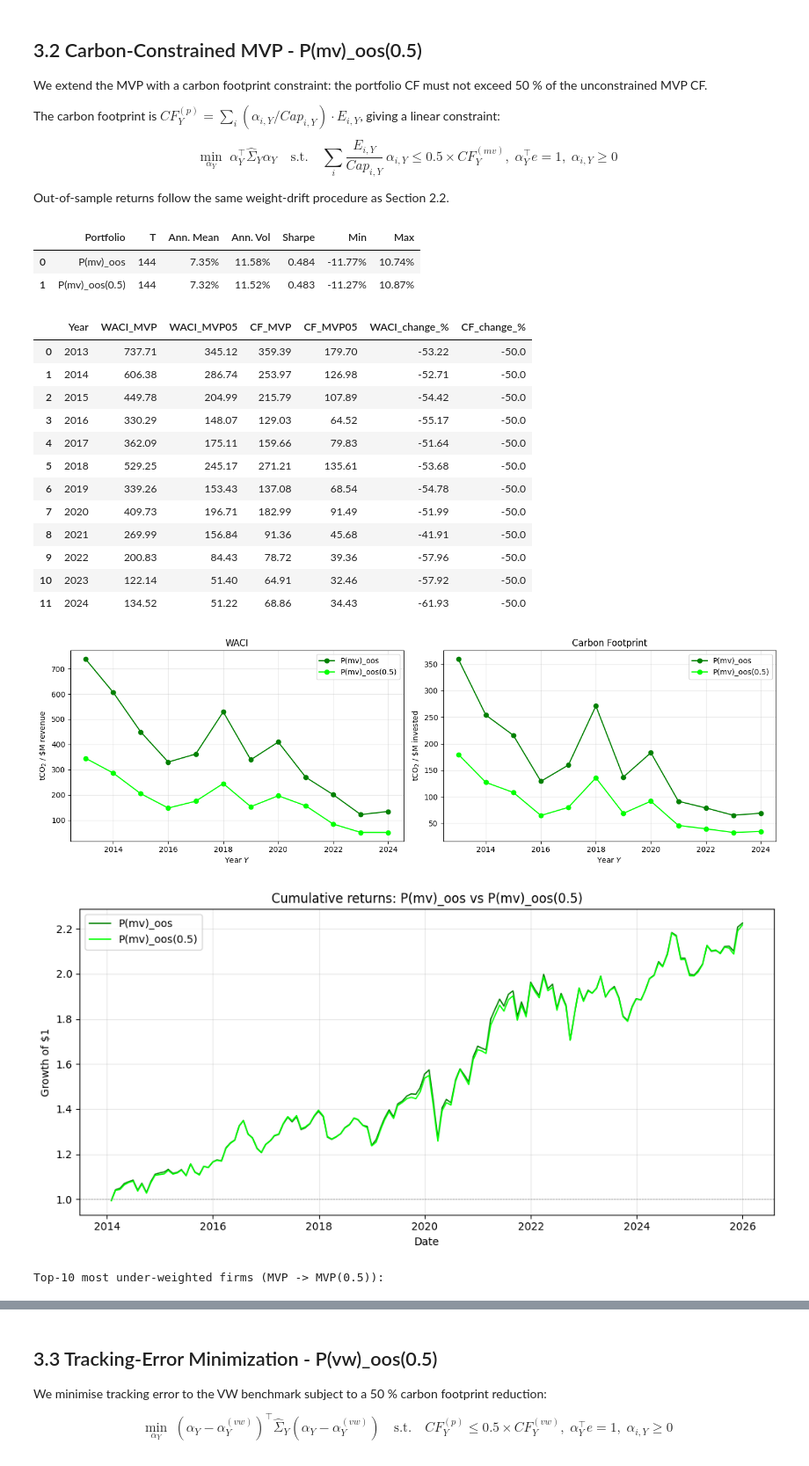
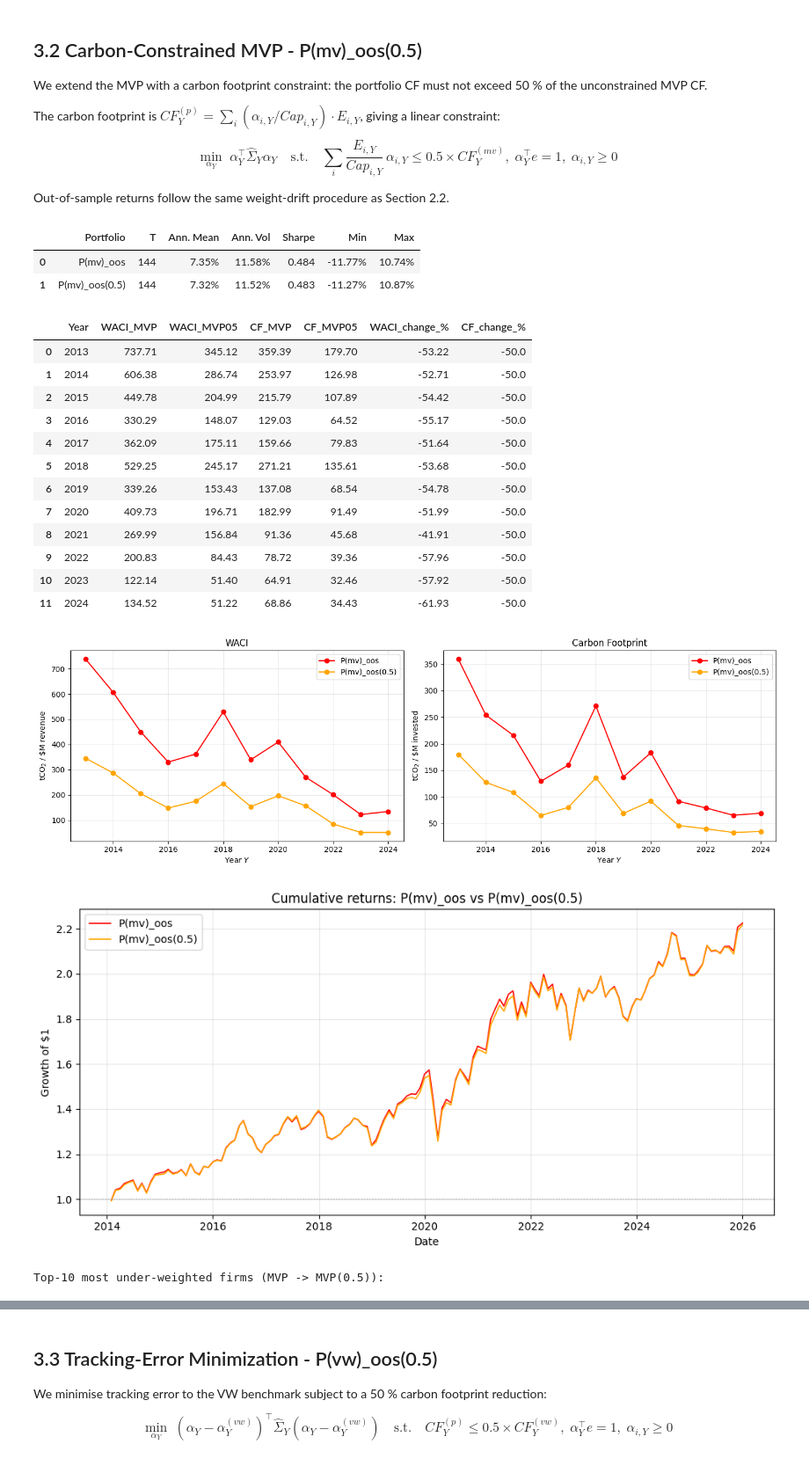
Before and after one commit to Saarujan06/Sustainability-Aware-Asset-Management-Project, a Jupyter notebook: final_notebook.ipynb, the cells around one changed output, grey strips where cells are left out. Shown at 88% size. Cells and saved outputs as stored; diff of their text form; code cells hidden in the pictures.

```diff
--- a/final_notebook.ipynb
+++ b/final_notebook.ipynb
@@ -1382,20 +1382,20 @@ carbon_compare.to_csv(OUT_DIR / "mvp_vs_mvp05_carbon.csv", index=False)
 
 # Plots
 fig, (ax1, ax2) = plt.subplots(1, 2, figsize=(14, 4.5))
-ax1.plot(carbon_compare["Year"], carbon_compare["WACI_MVP"],   "-o", label="P(mv)_oos",      color="green")
-ax1.plot(carbon_compare["Year"], carbon_compare["WACI_MVP05"], "-o", label="P(mv)_oos(0.5)", color="lime")
+ax1.plot(carbon_compare["Year"], carbon_compare["WACI_MVP"],   "-o", label="P(mv)_oos",      color="red")
+ax1.plot(carbon_compare["Year"], carbon_compare["WACI_MVP05"], "-o", label="P(mv)_oos(0.5)", color="orange")
 ax1.set_title("WACI"); ax1.set_ylabel(r"tCO$_2$ / \$M revenue"); ax1.set_xlabel("Year $Y$"); ax1.legend(); ax1.grid(alpha=0.3)
 
-ax2.plot(carbon_compare["Year"], carbon_compare["CF_MVP"],   "-o", label="P(mv)_oos",      color="green")
-ax2.plot(carbon_compare["Year"], carbon_compare["CF_MVP05"], "-o", label="P(mv)_oos(0.5)", color="lime")
+ax2.plot(carbon_compare["Year"], carbon_compare["CF_MVP"],   "-o", label="P(mv)_oos",      color="red")
+ax2.plot(carbon_compare["Year"], carbon_compare["CF_MVP05"], "-o", label="P(mv)_oos(0.5)", color="orange")
 ax2.set_title("Carbon Footprint"); ax2.set_ylabel(r"tCO$_2$ / \$M invested"); ax2.set_xlabel("Year $Y$"); ax2.legend(); ax2.grid(alpha=0.3)
 plt.tight_layout(); fig.savefig(OUT_DIR / "mvp_vs_mvp05_carbon_plot.png", dpi=300, bbox_inches="tight"); plt.show()
 
 mvp_cum   = (1.0 + mvp_idx.loc[common_dates]).cumprod()
 mvp05_cum = (1.0 + mvp05_idx.loc[common_dates]).cumprod()
 fig, ax = plt.subplots(figsize=(10, 5))
-ax.plot(mvp_cum.index,   mvp_cum,   linewidth=1.2, label="P(mv)_oos",      color="green")
-ax.plot(mvp05_cum.index, mvp05_cum, linewidth=1.2, label="P(mv)_oos(0.5)", color="lime")
+ax.plot(mvp_cum.index,   mvp_cum,   linewidth=1.2, label="P(mv)_oos",      color="red")
+ax.plot(mvp05_cum.index, mvp05_cum, linewidth=1.2, label="P(mv)_oos(0.5)", color="orange")
 ax.axhline(1.0, color="grey", linestyle="--", linewidth=0.5)
 ax.set_title("Cumulative returns: P(mv)_oos vs P(mv)_oos(0.5)")
 ax.set_xlabel("Date"); ax.set_ylabel("Growth of $1"); ax.legend(); ax.grid(alpha=0.3)
@@ -1422,35 +1422,35 @@ def fmt(df):
     out["CI_avg"] = out["CI_avg"].map(lambda x: f"{x:,.0f}" if pd.notna(x) else "n/a")
     out.index = range(1, len(out)+1)
     return out
 
 print("\nTop-10 most under-weighted firms (MVP -> MVP(0.5)):")
 display(fmt(dropped))
 print("\nTop-10 most over-weighted firms (MVP -> MVP(0.5)):")
 display(fmt(added))
 
 print(f"\nAvg CI of 10 most under-weighted: {dropped['CI_avg'].mean():,.0f}  tCO2/$M revenue")
 print(f"Avg CI of 10 most over-weighted : {added['CI_avg'].mean():,.0f}  tCO2/$M revenue")
 
 comp.to_csv(OUT_DIR / "mvp_vs_mvp05_weight_changes.csv")
 # %% [output]
 |  | Portfolio | T | Ann. Mean | Ann. Vol | Sharpe | Min | Max |
 | 0 | P(mv)_oos | 144 | 7.35% | 11.58% | 0.484 | -11.77% | 10.74% |
 | 1 | P(mv)_oos(0.5) | 144 | 7.32% | 11.52% | 0.483 | -11.27% | 10.87% |
 |  | Year | WACI_MVP | WACI_MVP05 | CF_MVP | CF_MVP05 | WACI_change_% | CF_change_% |
 | 0 | 2013 | 737.71 | 345.12 | 359.39 | 179.70 | -53.22 | -50.0 |
 | 1 | 2014 | 606.38 | 286.74 | 253.97 | 126.98 | -52.71 | -50.0 |
 | 2 | 2015 | 449.78 | 204.99 | 215.79 | 107.89 | -54.42 | -50.0 |
 | 3 | 2016 | 330.29 | 148.07 | 129.03 | 64.52 | -55.17 | -50.0 |
 | 4 | 2017 | 362.09 | 175.11 | 159.66 | 79.83 | -51.64 | -50.0 |
 | 5 | 2018 | 529.25 | 245.17 | 271.21 | 135.61 | -53.68 | -50.0 |
 | 6 | 2019 | 339.26 | 153.43 | 137.08 | 68.54 | -54.78 | -50.0 |
 | 7 | 2020 | 409.73 | 196.71 | 182.99 | 91.49 | -51.99 | -50.0 |
 | 8 | 2021 | 269.99 | 156.84 | 91.36 | 45.68 | -41.91 | -50.0 |
 | 9 | 2022 | 200.83 | 84.43 | 78.72 | 39.36 | -57.96 | -50.0 |
 | 10 | 2023 | 122.14 | 51.40 | 64.91 | 32.46 | -57.92 | -50.0 |
 | 11 | 2024 | 134.52 | 51.22 | 68.86 | 34.43 | -61.93 | -50.0 |
-[figure, old version]
+[figure, new version]
-[figure, old version]
+[figure, new version]
 Top-10 most under-weighted firms (MVP -> MVP(0.5)):
 |  | NAME | Country | w_mvp_avg | w_mvp05_avg | weight_change | CI_avg |
 | 1 | SOUTHERN | US | 2.62% | 0.98% | -1.65% | 4,921 |
```
Also changed, not shown: parts of 8 cells of this notebook, 17 other files.
